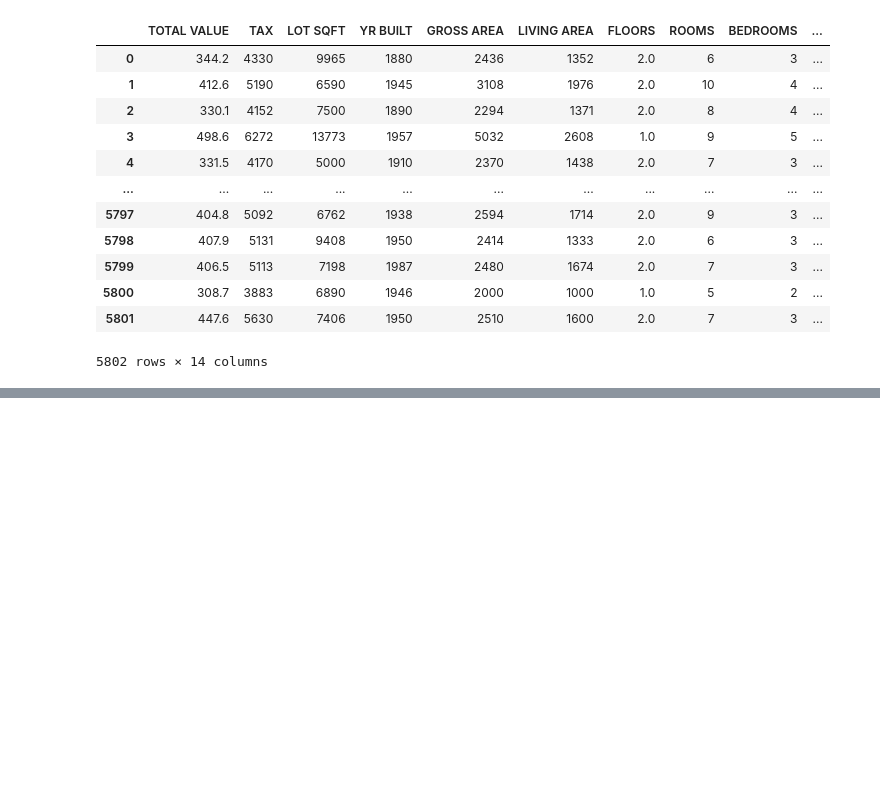
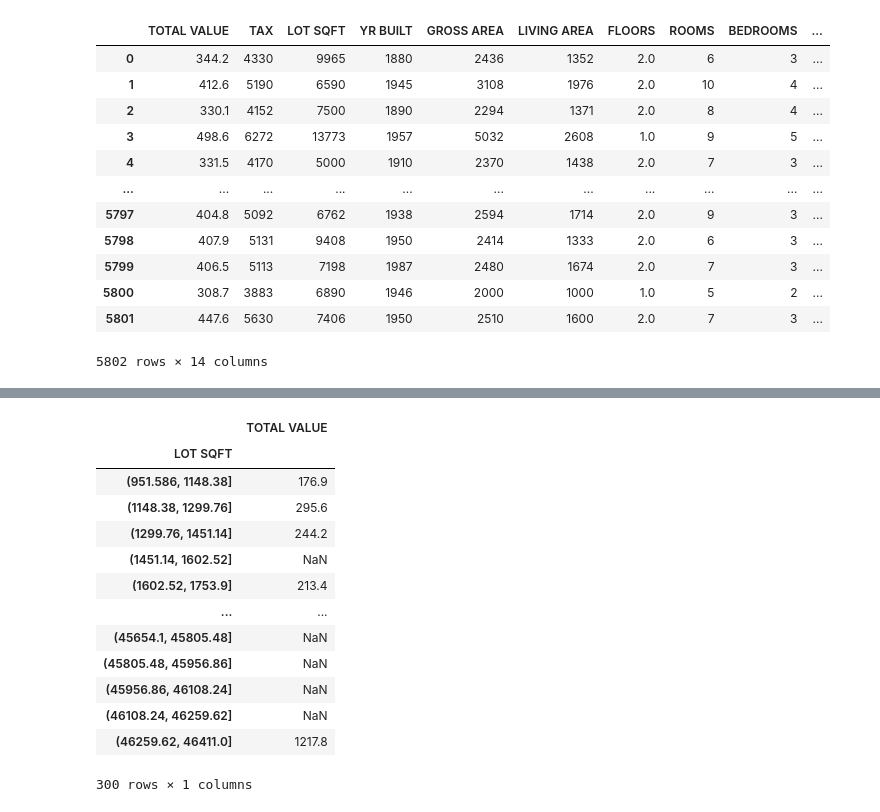
Before and after one commit to brandon-setegn/data-mining-business-analytics, a Jupyter notebook: west-roxbury-home-values.ipynb, the cells around one changed output, grey strips where cells are left out. Saved outputs shown, nothing was run; the diff lists cells and outputs as text; code cells hidden in the pictures; blank space fills up the shorter version.

Commit message:
added bucketing

```diff
--- a/west-roxbury-home-values.ipynb
+++ b/west-roxbury-home-values.ipynb
@@ -43,0 +73,19 @@ housing_df.
+# %%
+# prompt: Using dataframe housing_df: find max total value by lot sqft, bucketing lot sqft into groups of 300
+
+housing_df.groupby(pd.cut(housing_df['LOT SQFT '], 300)).agg({'TOTAL VALUE ': 'max'})
+# %% [output]
+|  | TOTAL VALUE |
+| LOT SQFT |  |
+| (951.586, 1148.38] | 176.9 |
+| (1148.38, 1299.76] | 295.6 |
+| (1299.76, 1451.14] | 244.2 |
+| (1451.14, 1602.52] | NaN |
+| (1602.52, 1753.9] | 213.4 |
+| ... | ... |
+| (45654.1, 45805.48] | NaN |
+| (45805.48, 45956.86] | NaN |
+| (45956.86, 46108.24] | NaN |
+| (46108.24, 46259.62] | NaN |
+| (46259.62, 46411.0] | 1217.8 |
+300 rows × 1 columns
```
Also changed, not shown: parts of 2 cells of this notebook.
